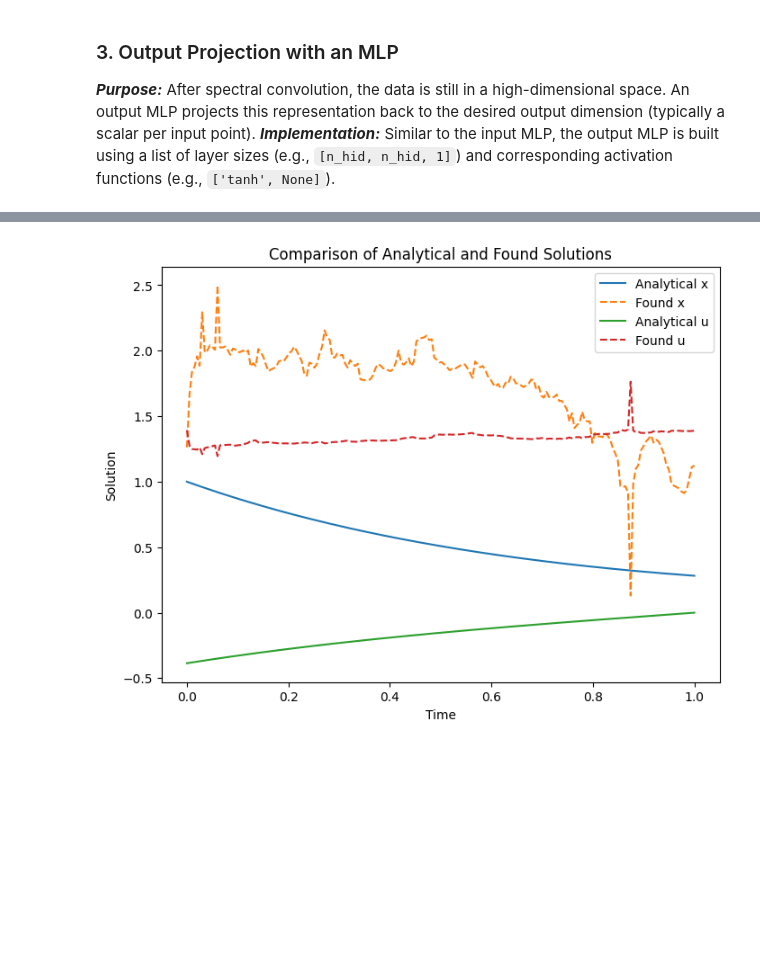
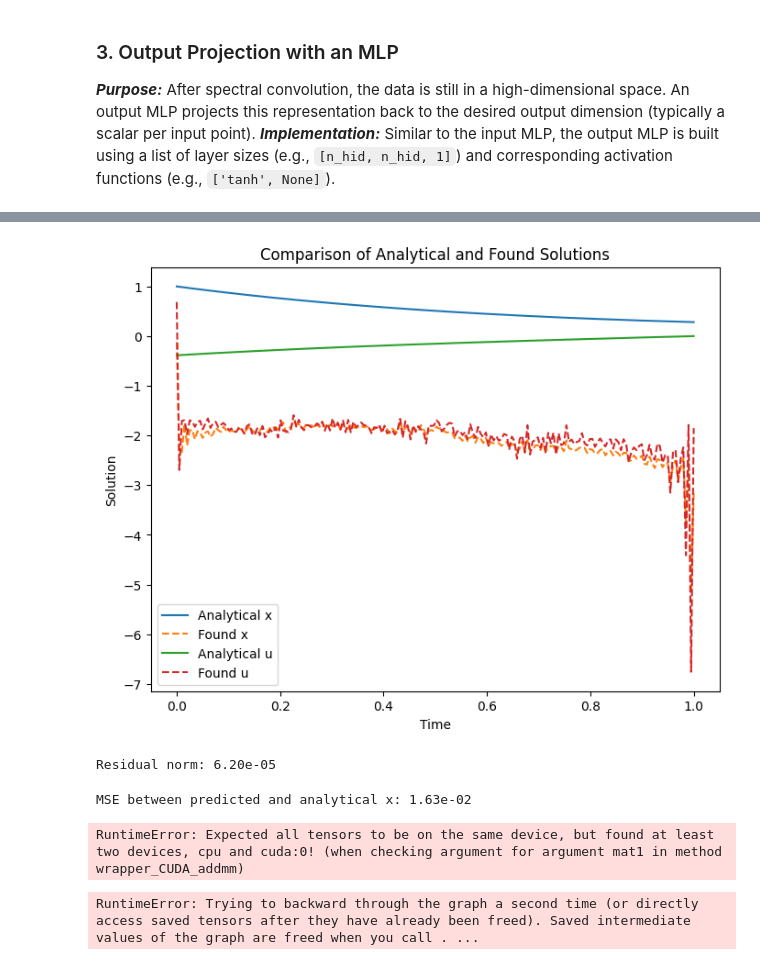
Before and after one commit to kankeinai/Thesis, a Jupyter notebook: playground_2.ipynb, the cells around one changed output, grey strips where cells are left out. Saved outputs shown, nothing was run; the diff lists cells and outputs as text; code cells hidden in the pictures; blank space fills up the shorter version.

Commit message:
fourier model

```diff
--- a/playground_2.ipynb
+++ b/playground_2.ipynb
@@ -198,6 +227,5 @@ def train(model, dataloader, optimizer, num_epochs=1000):
 # %%
-# Initialize the model and move it to GPU.
-model = FNO(modes=16, width=64, depth=4)
+device = torch.device('cuda' if torch.cuda.is_available() else 'cpu')
 
 #Dataset parameters
 n_functions = 10000
@@ -220,14 +248,10 @@ dataset = MultiFunctionDatasetODE(
     grf_ub = grf_ub
 )
 
-dataloader = DataLoader(dataset, batch_size=128, collate_fn=custom_collate_ODE_fn, shuffle=True)
+dataloader = DataLoader(dataset, batch_size=batch_size, collate_fn=custom_collate_ODE_fn, shuffle=True)
+
+model = FNO1D()
+
+lr = 0.001
+optimizer = optim.Adam(model.parameters(), lr=lr)
+scheduler = torch.optim.lr_scheduler.StepLR(optimizer, step_size=10, gamma=0.9)
-# %%
-
-# Training hyperparameters
-epochs = 10
-lr = 0.001
-optimizer = optim.Adam(model.parameters(), lr=lr)
-
-
-# Start training with optional plotting enabled.
-train(model, dataloader, optimizer, epochs)
@@ -400,38 +356,34 @@ def analytical_x(t):
     return numerator / denominator
 
 def analytical_u(t):
     numerator = np.sinh(np.sqrt(2) * (t - 1))
     denominator = np.sqrt(2) * np.cosh(np.sqrt(2)) + np.sinh(np.sqrt(2))
     return numerator / denominator
 
 # Create a time grid for plotting. Here t_plot is a NumPy array of shape (m,)
 t_plot = np.linspace(0, end_time, m)
 
 # Compute analytical solutions.
 analytical_x_vals = analytical_x(t_plot)
 analytical_u_vals = analytical_u(t_plot)
 
 # Prepare inputs for the FNO model.
 # u_opt is assumed to be the optimized control (1D tensor of shape (m,))
 # We create a time tensor of shape (1, m) and a control tensor of shape (1, m)
-t_tensor = torch.linspace(0, end_time, m).unsqueeze(0)
-u_tensor = u_opt.unsqueeze(0)
 
-# Get the FNO model output.
-x_found = model(t_tensor, u_tensor)  # Expected shape: (1, m)
-x_found = x_found.cpu().detach().numpy().flatten()  # Flatten to shape (m,)
+x_found = x_opt.cpu().detach().numpy()# Flatten to shape (m,)
 u_found = u_opt.cpu().detach().numpy()  # Already shape (m,)
 
 # Plot the results.
 plt.figure(figsize=(8, 6))
 plt.plot(t_plot, analytical_x_vals, label="Analytical x")
-plt.plot(t_plot, x_found, label="Found x", linestyle='--')
+plt.plot(t_plot, x_found.T, label="Found x", linestyle='--')
 plt.plot(t_plot, analytical_u_vals, label="Analytical u")
-plt.plot(t_plot, u_found, label="Found u", linestyle='--')
+plt.plot(t_plot, u_found.T, label="Found u", linestyle='--')
 plt.xlabel("Time")
 plt.ylabel("Solution")
 plt.legend()
 plt.title("Comparison of Analytical and Found Solutions")
 plt.show()
 # %% [output]
-[figure, old version]
+[figure, new version]
@@ -437,0 +420,28 @@ plt.show()
+# %%
+dx = torch.autograd.grad(outputs=x_pred.sum(), inputs=t_model, create_graph=True)[0]
+residual = dx + x_pred - u_model
+residual_norm = torch.mean(residual**2).item()
+print(f"Residual norm: {residual_norm:.2e}")
+# %% [output]
+Residual norm: 6.20e-05
+# %%
+mse_x = torch.mean((x_pred - x_analytical.to(x_pred.device))**2).item()
+print(f"MSE between predicted and analytical x: {mse_x:.2e}")
+# %% [output]
+MSE between predicted and analytical x: 1.63e-02
+# %%
+x = model(u_opt.to(device), t)  # The model's output x as a function of time t
+dx_dt = torch.autograd.grad(outputs=x.sum(), inputs=t, create_graph=True)[0]
+# %% [output]
+RuntimeError: Expected all tensors to be on the same device, but found at least two devices, cpu and cuda:0! (when checking argument for argument mat1 in method wrapper_CUDA_addmm)
+# %%
+
+dx = torch.autograd.grad(
+        outputs=x_opt.sum(),
+        inputs=t,
+        create_graph=True,
+        )[0]
+
+dx
+# %% [output]
+RuntimeError: Trying to backward through the graph a second time (or directly access saved tensors after they have already been freed). Saved intermediate values of the graph are freed when you call . ...
```
Also changed, not shown: parts of 10 cells of this notebook, 3 other files.
